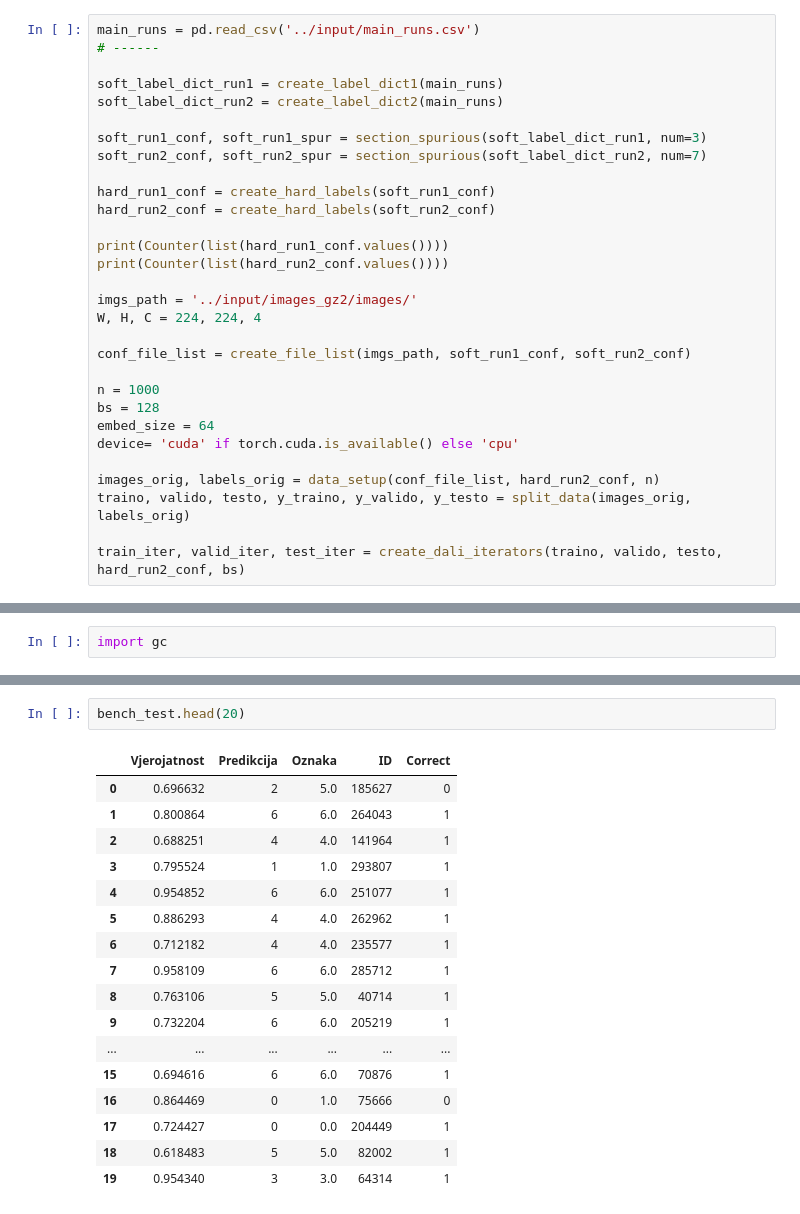
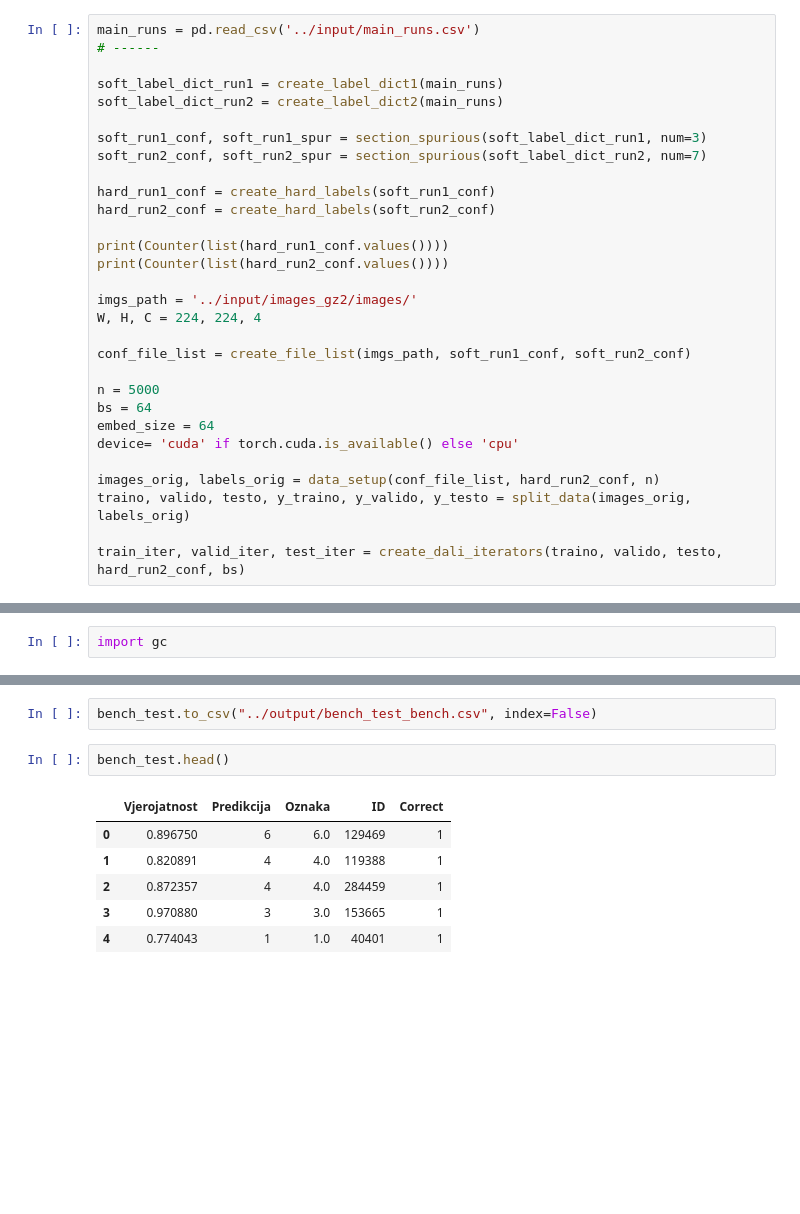
Before and after one commit to emadonev/morfologija_galaksija, a Jupyter notebook: galaxy_morph/nbs/results_graphs.ipynb, the cells around one changed output, grey strips where cells are left out. Saved outputs shown, nothing was run; the diff lists cells and outputs as text; blank space fills up the shorter version.

```diff
--- a/galaxy_morph/nbs/results_graphs.ipynb
+++ b/galaxy_morph/nbs/results_graphs.ipynb
@@ -365,8 +444,8 @@ W, H, C = 224, 224, 4
 
 conf_file_list = create_file_list(imgs_path, soft_run1_conf, soft_run2_conf)
 
-n = 1000
-bs = 128
+n = 5000
+bs = 64
 embed_size = 64
 device= 'cuda' if torch.cuda.is_available() else 'cpu'
 
@@ -440,20 +532,11 @@ print((sum(bench_test['Correct'])/bench_test.shape[0])*100)
+# %%
+bench_test.to_csv("../output/bench_test_bench.csv", index=False)
 # %%
-bench_test.head(20)
+bench_test.head()
 # %% [output]
 |  | Vjerojatnost | Predikcija | Oznaka | ID | Correct |
-| 0 | 0.696632 | 2 | 5.0 | 185627 | 0 |
-| 1 | 0.800864 | 6 | 6.0 | 264043 | 1 |
-| 2 | 0.688251 | 4 | 4.0 | 141964 | 1 |
-| 3 | 0.795524 | 1 | 1.0 | 293807 | 1 |
-| 4 | 0.954852 | 6 | 6.0 | 251077 | 1 |
-| 5 | 0.886293 | 4 | 4.0 | 262962 | 1 |
-| 6 | 0.712182 | 4 | 4.0 | 235577 | 1 |
-| 7 | 0.958109 | 6 | 6.0 | 285712 | 1 |
-| 8 | 0.763106 | 5 | 5.0 | 40714 | 1 |
-| 9 | 0.732204 | 6 | 6.0 | 205219 | 1 |
-| ... | ... | ... | ... | ... | ... |
-| 15 | 0.694616 | 6 | 6.0 | 70876 | 1 |
-| 16 | 0.864469 | 0 | 1.0 | 75666 | 0 |
-| 17 | 0.724427 | 0 | 0.0 | 204449 | 1 |
-| 18 | 0.618483 | 5 | 5.0 | 82002 | 1 |
-| 19 | 0.954340 | 3 | 3.0 | 64314 | 1 |
+| 0 | 0.896750 | 6 | 6.0 | 129469 | 1 |
+| 1 | 0.820891 | 4 | 4.0 | 119388 | 1 |
+| 2 | 0.872357 | 4 | 4.0 | 284459 | 1 |
+| 3 | 0.970880 | 3 | 3.0 | 153665 | 1 |
+| 4 | 0.774043 | 1 | 1.0 | 40401 | 1 |
```
Also changed, not shown: parts of 42 cells of this notebook, 15 other files.
